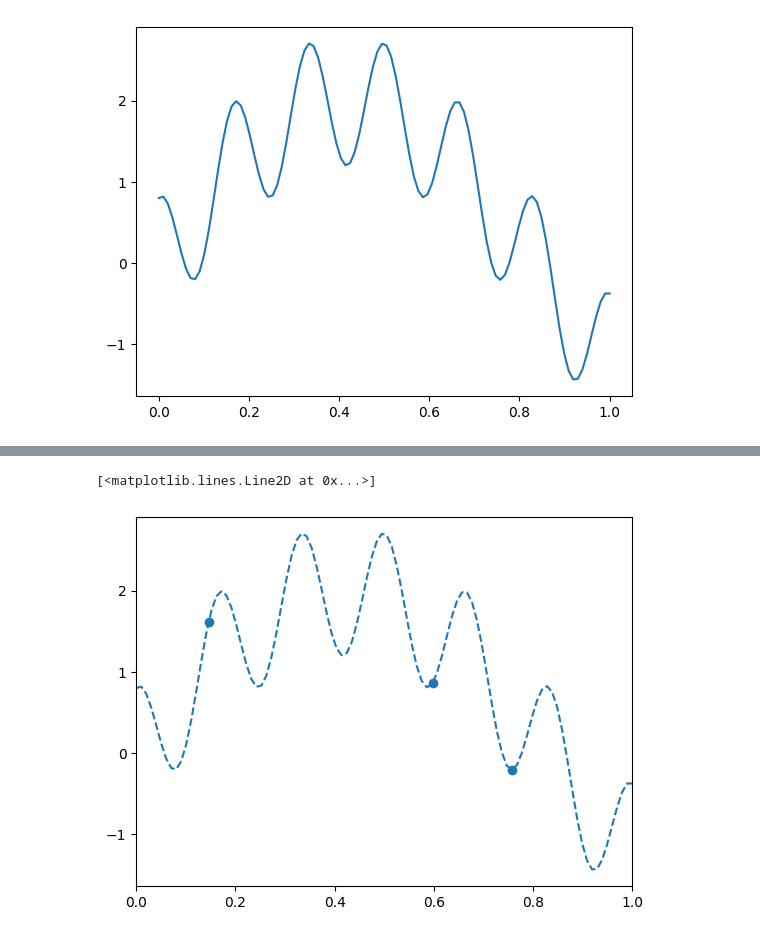
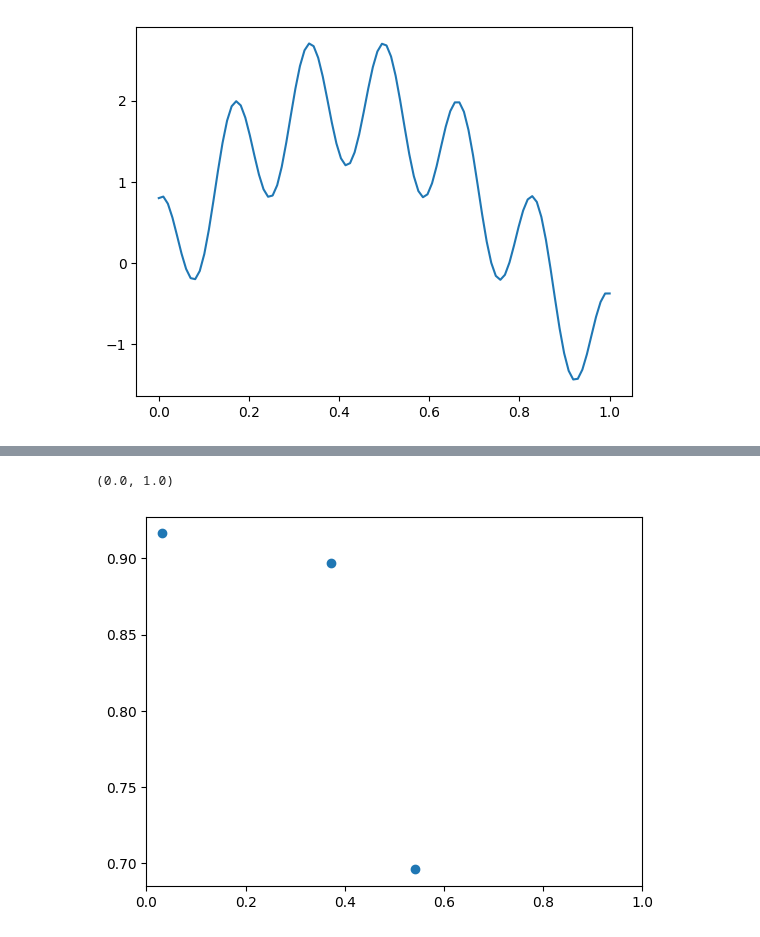
Before and after one commit to andreas122001/bayesian-hyperparameter-optimization, a Jupyter notebook: test.ipynb, the cells around one changed output, grey strips where cells are left out. Cells and saved outputs as stored; diff of their text form; code cells hidden in the pictures.

```diff
--- a/test.ipynb
+++ b/test.ipynb
@@ -13,16 +89,16 @@ plt.plot(test_x, test_y)
 # %%
-train_x = torch.zeros(3)
-train_y = torch.zeros(3)
+train_x = torch.zeros(3).double()
+train_y = torch.zeros(3).double()
 sobol = torch.quasirandom.SobolEngine(1, scramble=True)
 
 for i in range(3):
-    lr = sobol.draw(1)[0]
+    lr = sobol.draw(1)[0].double()
     train_x[i] = lr.item()
     train_y[i] = objective(lr).item()
 plt.scatter(train_x, train_y)
 plt.xlim(0, 1)
-plt.plot(test_x, test_y, "--")
+# plt.plot(test_x, test_y, "--")
 # %% [output]
-[<matplotlib.lines.Line2D at 0x...>]
+(0.0, 1.0)
-[figure, old version]
+[figure, new version]
 # %%
```
Also changed, not shown: parts of 2 cells of this notebook, 2 other files.
